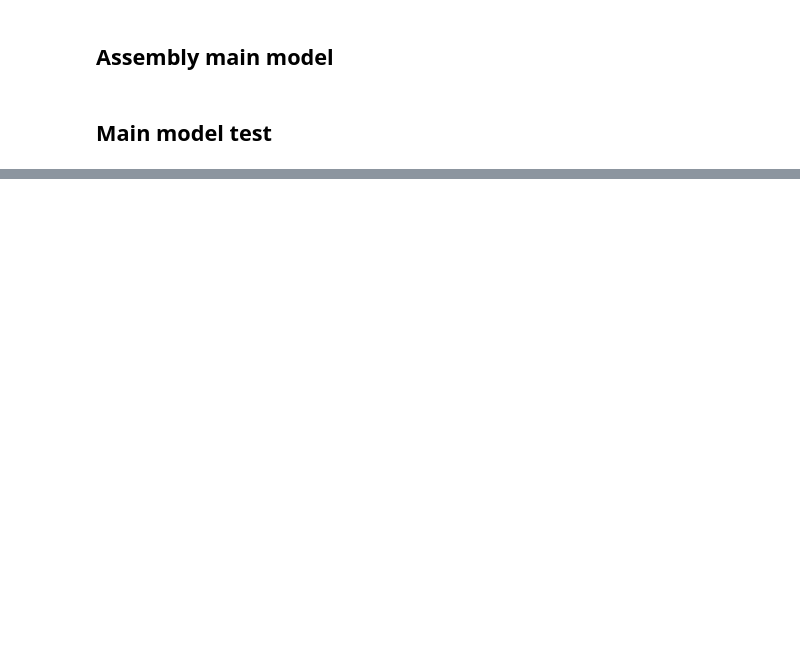
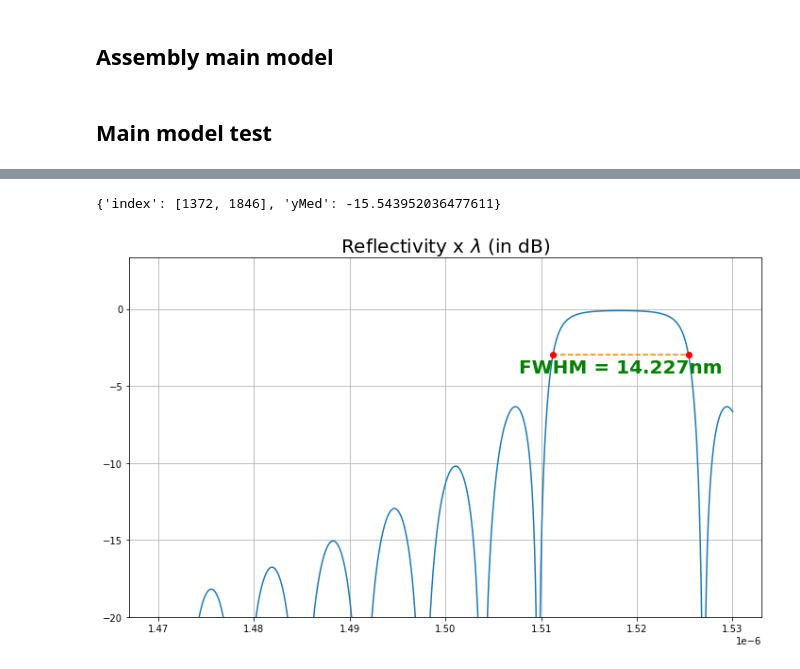
Before and after one commit to CaioRodrigues200/Photonics-training, a Jupyter notebook: Projects/Bragg Grating/SimulationFiles/GratingAssembly.ipynb, the cells around one changed output, grey strips where cells are left out. Saved outputs shown, nothing was run; the diff lists cells and outputs as text; code cells hidden in the pictures; blank space fills up the shorter version.

```diff
--- a/Projects/Bragg Grating/SimulationFiles/GratingAssembly.ipynb
+++ b/Projects/Bragg Grating/SimulationFiles/GratingAssembly.ipynb
@@ -195,0 +207,24 @@ plt.grid()
+# %%
+yaxis = 10*np.log10(abs(SWvMatrix['s11'])**2)
+xaxis = SWvMatrix['wavelength']
+
+plt.figure(figsize=(12,7))
+plt.plot(SWvMatrix['wavelength'],10*np.log10(abs(SWvMatrix['s11'])**2))
+plt.title(r"Reflectivity x $\lambda$ (in dB)",fontsize=20)
+plt.ylim(bottom=-20)
+plt.grid()
+
+pnts = signalLv(10*np.log10(abs(SWvMatrix['s11'])**2),0.5,"log10")
+xcoords = pnts['index']
+average = -3
+
+diff = abs(xaxis[xcoords[1]] - xaxis[xcoords[0]])
+plt.plot([xaxis[xcoords[0]],xaxis[xcoords[1]]], [average,average],linestyle='--')
+plt.text((xaxis[xcoords[0]] + xaxis[xcoords[1]])/2,  average-0.2, 'FWHM = {:.3f}nm'.format(diff[0]*1e9), color='g', weight='black', fontsize =20, horizontalalignment='center',
+verticalalignment='top')
+for i in range(len(xcoords)):
+    plt.plot(xaxis[xcoords[i]], average,'o',color='r')
+print(pnts)
+# %% [output]
+{'index': [1372, 1846], 'yMed': -15.543952036477611}
+[figure, added]
```
Also changed, not shown: parts of 8 cells of this notebook, 7 other files.
